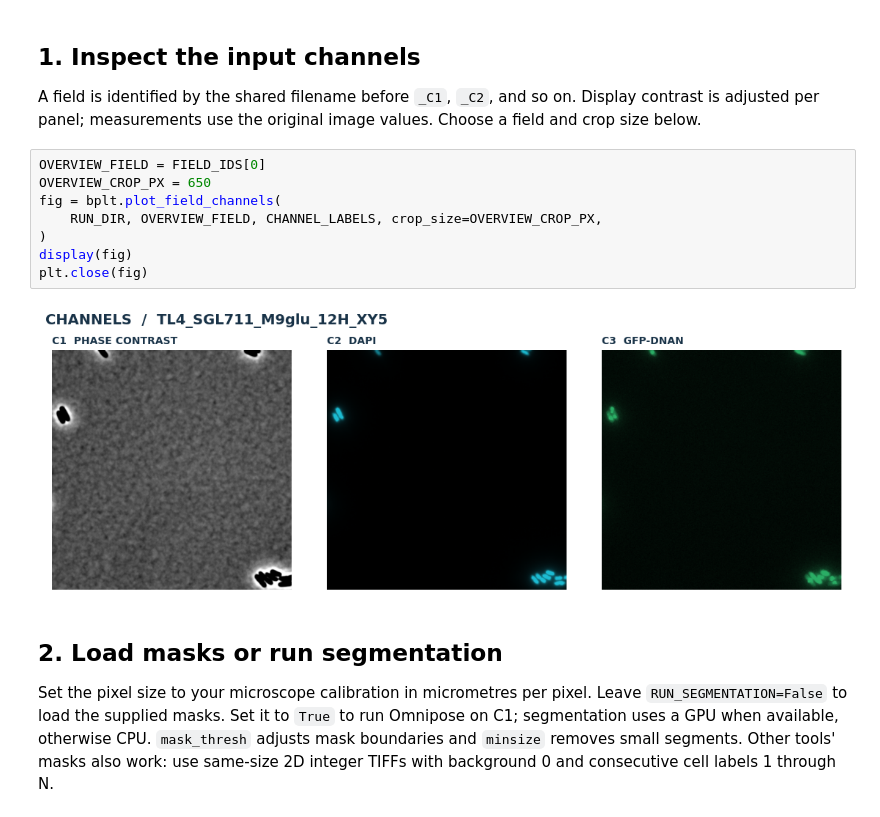
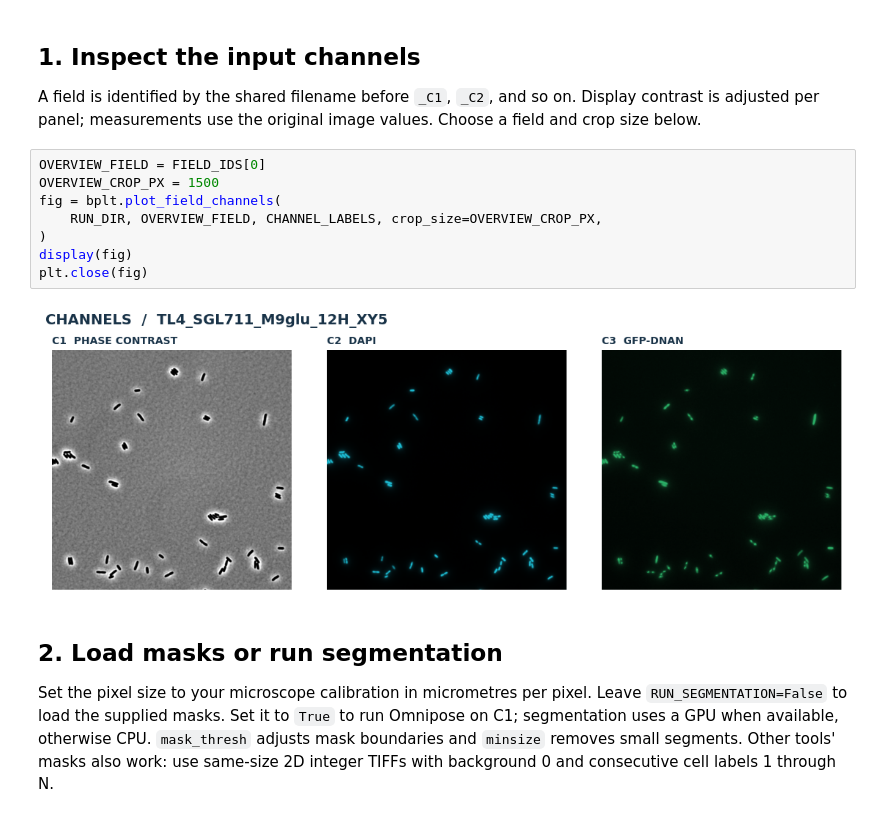
Before and after one commit to Bart-Steemans/bactoscoop, a Jupyter notebook: examples/3_channel_example_walkthrough.ipynb, the cells around one changed output. Saved outputs shown, nothing was run; the diff lists cells and outputs as text.

```diff
--- a/examples/3_channel_example_walkthrough.ipynb
+++ b/examples/3_channel_example_walkthrough.ipynb
@@ -62,14 +61,14 @@ Display contrast is adjusted per panel; measurements use the original image
 values. Choose a field and crop size below.
 # %%
 OVERVIEW_FIELD = FIELD_IDS[0]
-OVERVIEW_CROP_PX = 650
+OVERVIEW_CROP_PX = 1500
 fig = bplt.plot_field_channels(
     RUN_DIR, OVERVIEW_FIELD, CHANNEL_LABELS, crop_size=OVERVIEW_CROP_PX,
 )
 display(fig)
 plt.close(fig)
 # %% [output]
-[figure, old version]
+[figure, new version]
 # %% [markdown]
 ## 2. Load masks or run segmentation
 
```
Also changed, not shown: parts of 2 cells of this notebook, 18 other files.
